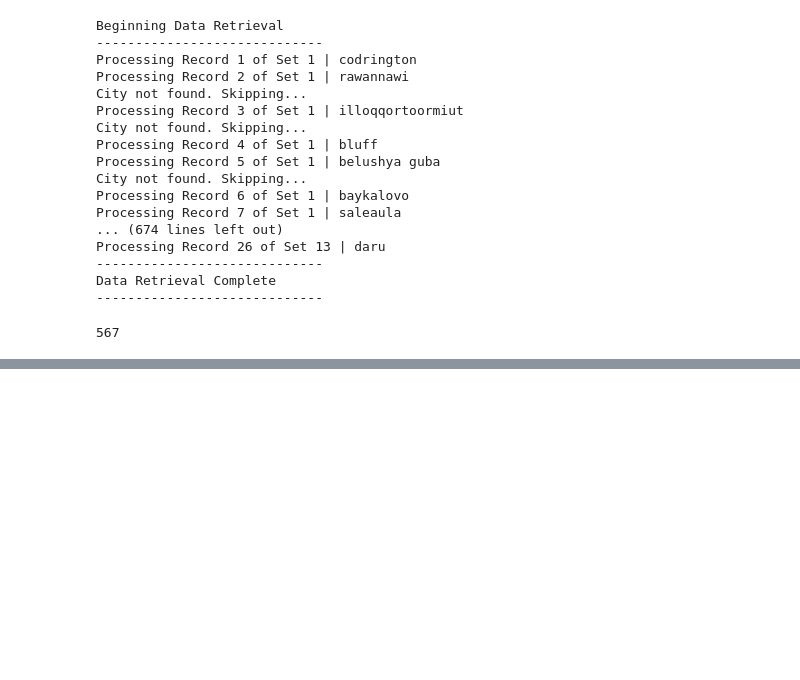
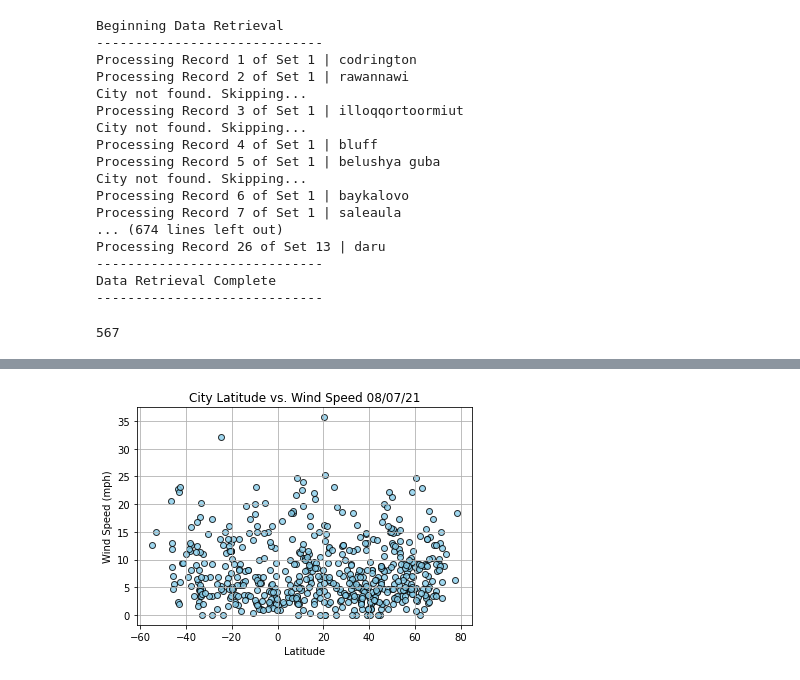
Before and after one commit to tsevi11a/World_Weather_Analysis, a Jupyter notebook: WeatherPy.ipynb, the cells around one changed output, grey strips where cells are left out. Saved outputs shown, nothing was run; the diff lists cells and outputs as text; code cells hidden in the pictures; blank space fills up the shorter version.

```diff
--- a/WeatherPy.ipynb
+++ b/WeatherPy.ipynb
@@ -174,0 +239,16 @@ city_data_df.to_csv(output_data_file, index_label="City_ID")
+# %%
+# Build scatter plot for latitude vs wind speed
+plt.scatter(lats, wind_speed, c="skyblue", edgecolor="black", linewidths=1, marker="o", alpha=0.8, label="Cities")
+
+# Incorporate graph properties
+plt.title(f"City Latitude vs. Wind Speed " + today)
+plt.ylabel("Wind Speed (mph)")
+plt.xlabel("Latitude")
+plt.grid(True)
+
+# Save figure
+plt.savefig("weather_data/Fig4.png")
+
+plt.show()
+# %% [output]
+[figure, added]
```
Also changed, not shown: parts of 6 cells of this notebook, 4 other files.
